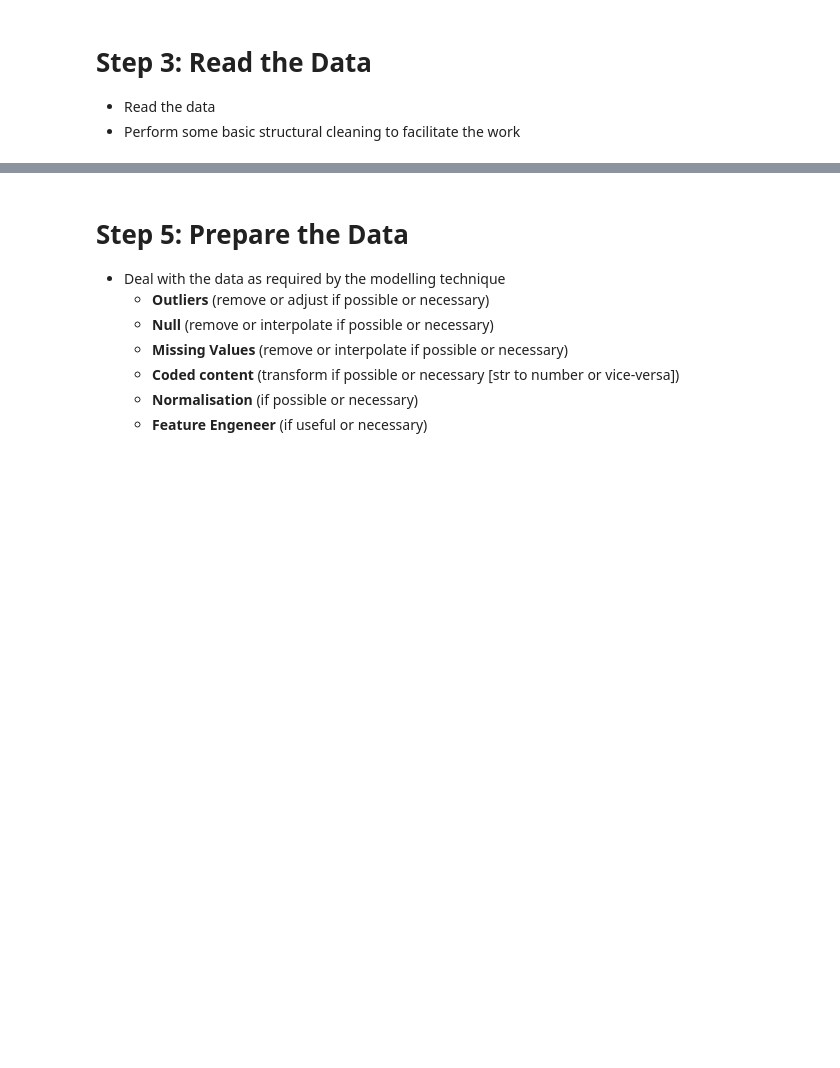
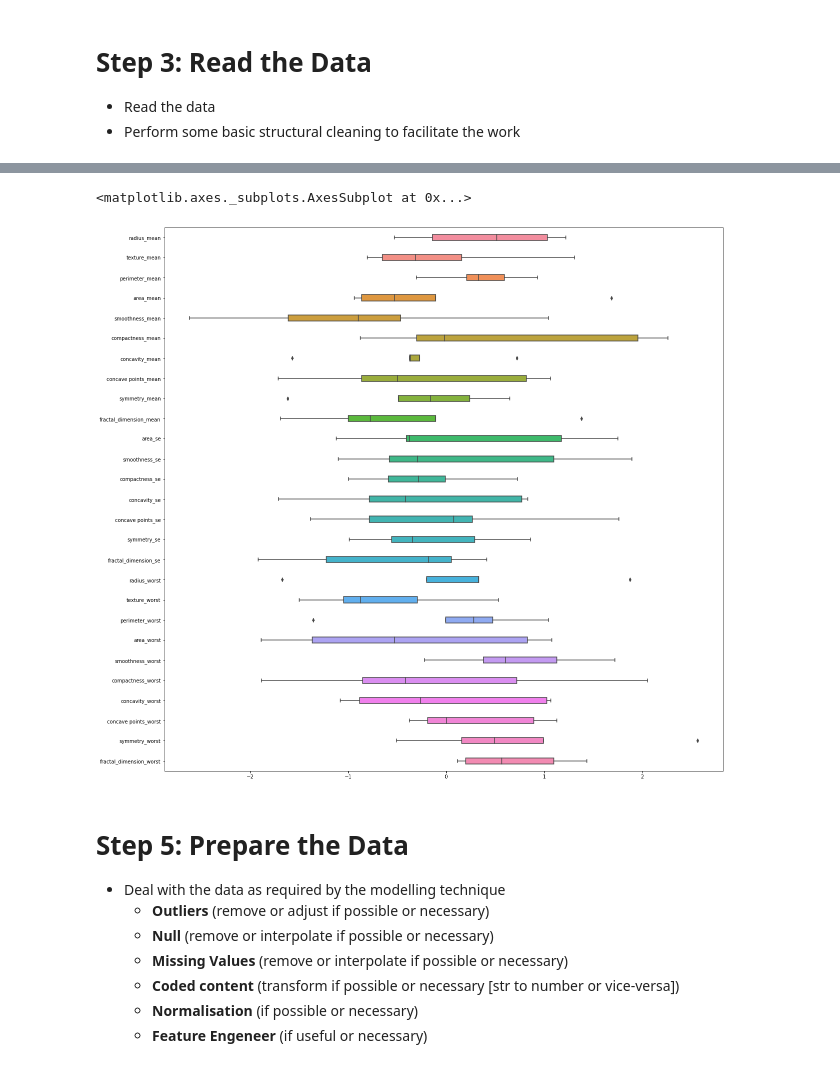
Before and after one commit to mikep67/mkp_code, a Jupyter notebook: Institute of Data Course/Module 8/IOD_Lab-8_2.ipynb, the cells around one changed output, grey strips where cells are left out. Saved outputs shown, nothing was run; the diff lists cells and outputs as text; code cells hidden in the pictures; blank space fills up the shorter version.

```diff
--- a/Institute of Data Course/Module 8/IOD_Lab-8_2.ipynb
+++ b/Institute of Data Course/Module 8/IOD_Lab-8_2.ipynb
@@ -80,3 +235,12 @@ The [**UCI Machine Learning Repository**](http://archive.ics.uci.edu/ml/about.ht
+# %%
+#Sort dataframe columns by their mean value
+sorted_mean_df = pd.DataFrame(np.random.randn(5,31), columns=list(cancer_data.columns))
+# %%
+plt.figure(figsize=(20,20))
+sns.boxplot(data= sorted_mean_df.drop(['diagnosis','texture_se','perimeter_se','radius_se'],axis=1) ,width=0.3 , saturation=0.9,orient="h")
+# %% [output]
+<matplotlib.axes._subplots.AxesSubplot at 0x...>
+[figure, added]
 # %% [markdown]
 # Step 5: Prepare the Data
 - Deal with the data as required by the modelling technique
```
Also changed, not shown: parts of 12 cells of this notebook, 1 other file.
